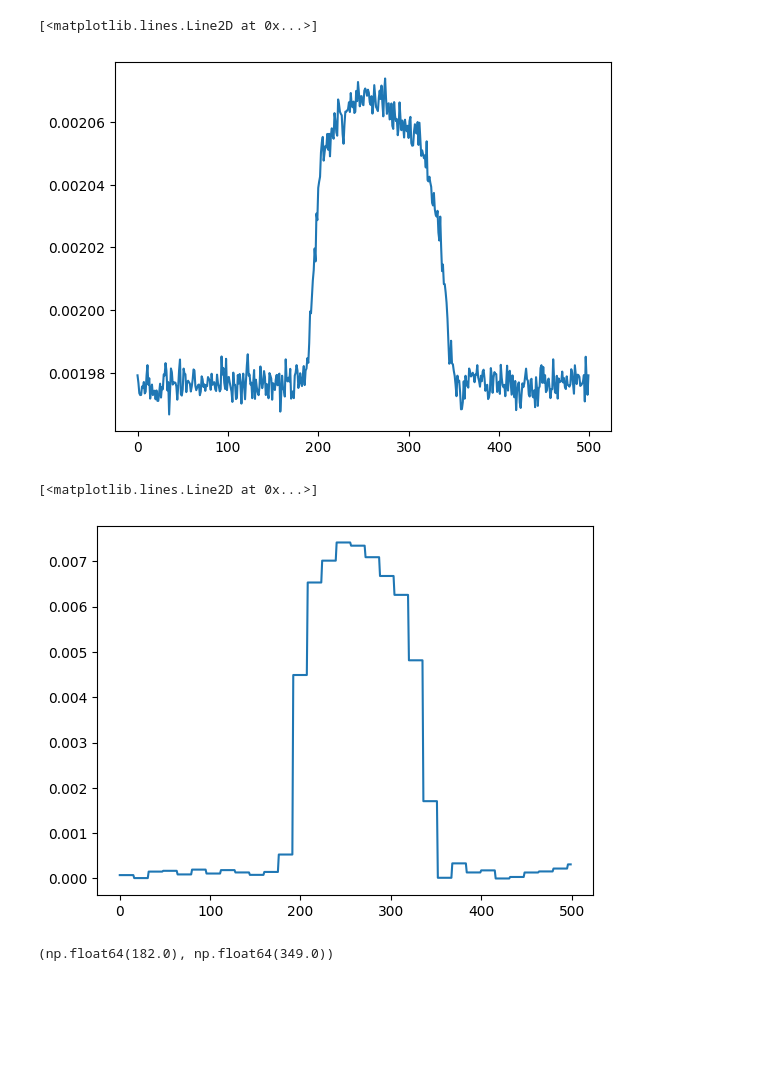
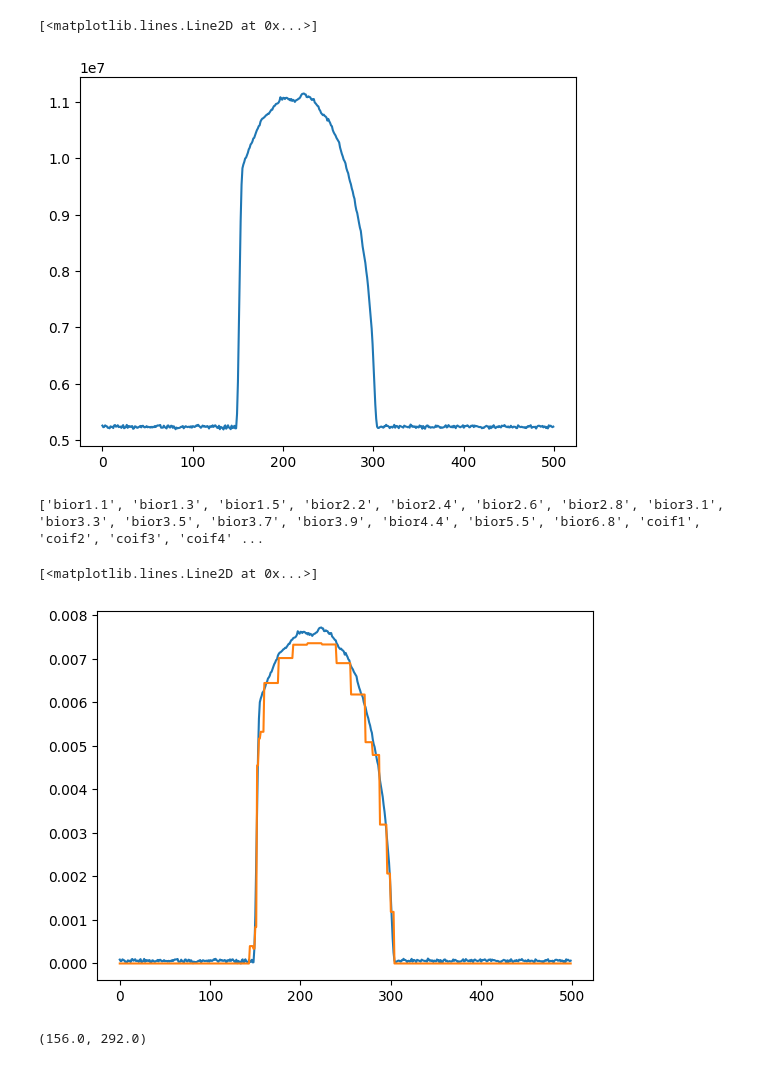
Before and after one commit to AlexGubkin/forInterview, a Jupyter notebook: rockProcessing/rockProcessing.ipynb, the cells around one changed output. Cells and saved outputs as stored; diff of their text form; code cells hidden in the pictures; blank space fills up the shorter version.

Commit message:
Limiting interval. Local entropy calculation. Contouring.

```diff
--- a/rockProcessing/rockProcessing.ipynb
+++ b/rockProcessing/rockProcessing.ipynb
@@ -28,7 +30,7 @@ logging.basicConfig(filename="rockProcessing.log", level = logging.INFO)
 logger = logging.getLogger('logger')
 # %%
 # Get slices:
-CTSources = glob.glob("block_5/im6_shared/" + "im_*[0-9].jp2")
+CTSources = glob.glob('block_1/im6_shared/' + 'im_*[0-9].jp2')
 # %%
 # Sort slices
 CTSources = sorted(CTSources)
@@ -67,4 +68,8 @@ figure, axis = plt.subplots()
 axis.plot(x, p)
 # %% [output]
 [<matplotlib.lines.Line2D at 0x...>]
-[figure, old version]
+[figure, new version]
+# %%
+print(pywt.wavelist(kind='discrete'))
+# %% [output]
+['bior1.1', 'bior1.3', 'bior1.5', 'bior2.2', 'bior2.4', 'bior2.6', 'bior2.8', 'bior3.1', 'bior3.3', 'bior3.5', 'bior3.7', 'bior3.9', 'bior4.4', 'bior5.5', 'bior6.8', 'coif1', 'coif2', 'coif3', 'coif4' ...
@@ -71,6 +78,9 @@ axis.plot(x, p)
+# %%
+p = p - np.min(p)
+p = p/np.sum(p)
 # %%
-waveletType="db1"
-DWTCoefficients = pywt.wavedec(p, waveletType, mode="symmetric", level=4)
+waveletType='db1'
+DWTCoefficients = pywt.wavedec(p, waveletType, mode='periodic', level=4)
 # %%
 threshold = 1e-3
 thresholdedDWTCoeffs = [pywt.threshold(coefficient, threshold, mode='soft') for coefficient in DWTCoefficients]
@@ -83,6 +87,9 @@ fp = fp/np.sum(fp)
+# %%
+fp = pywt.waverec(thresholdedDWTCoeffs, waveletType, mode='periodic')
 # %%
 figure, axis = plt.subplots()
+axis.plot(x, p)
 axis.plot(x, fp)
 # %% [output]
 [<matplotlib.lines.Line2D at 0x...>]
-[figure, old version]
+[figure, new version]
@@ -93,6 +103,8 @@ customDistribution =\
         values=(x, fp)
     )
 # %%
-customDistribution.interval(0.95)
+stackRange = customDistribution.interval(0.95)
-# %% [output]
-(np.float64(182.0), np.float64(349.0))
+# %%
+stackRange
+# %% [output]
+(156.0, 292.0)
```
Also changed, not shown: parts of 19 cells of this notebook.
